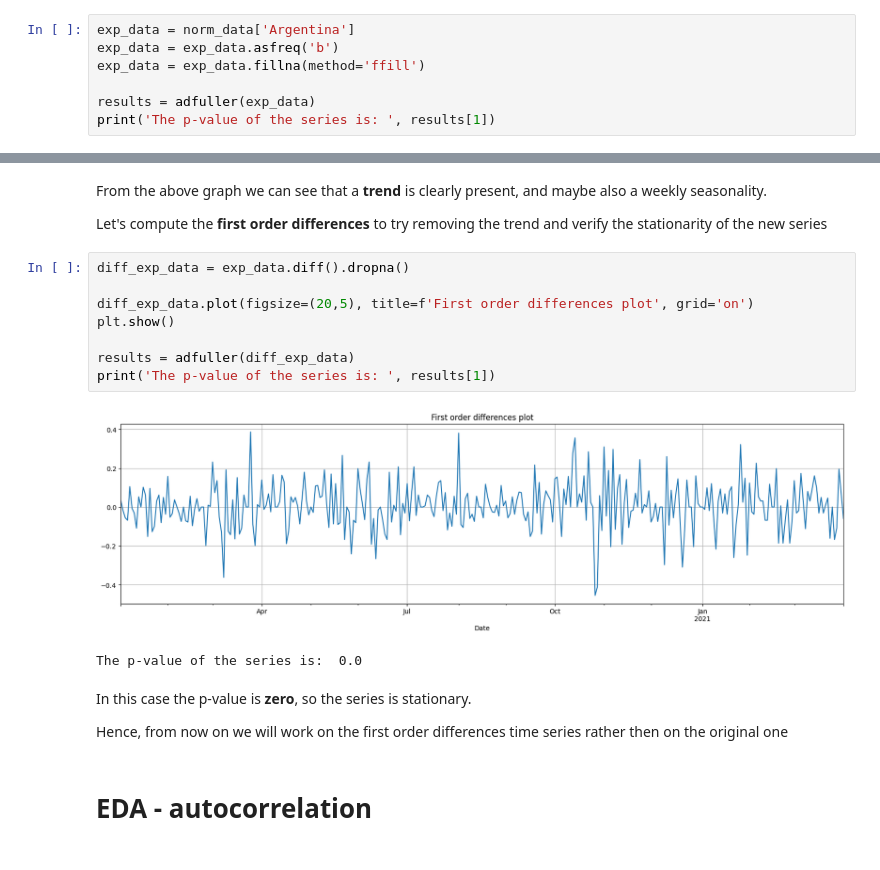
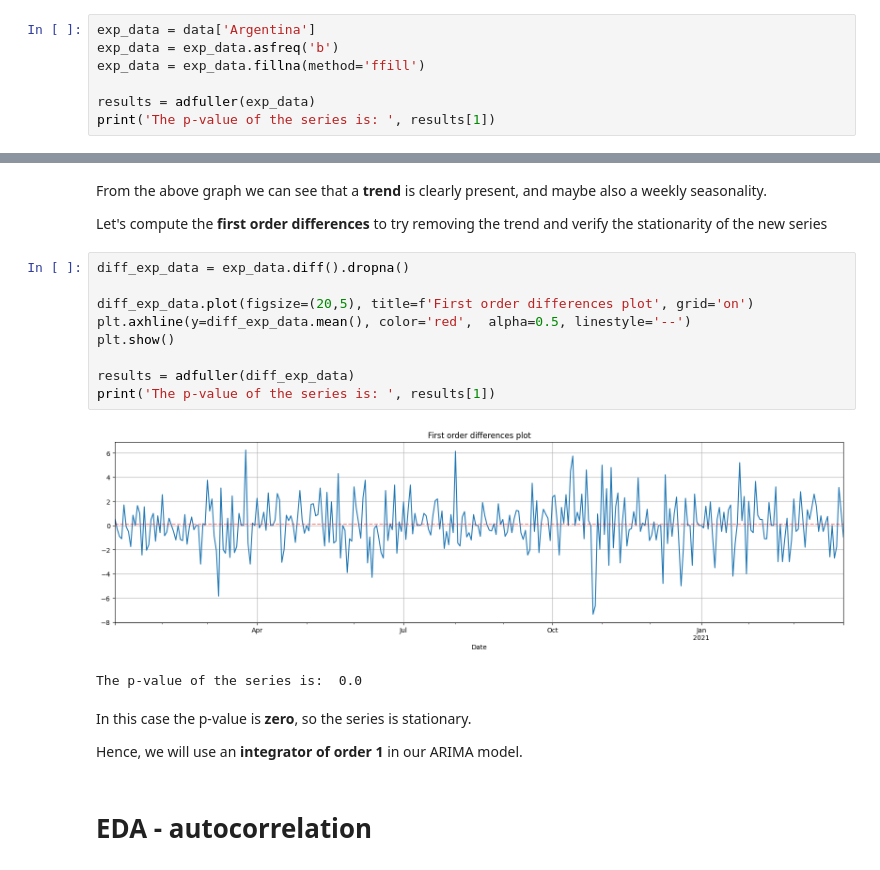
Before and after one commit to Ilvecho/Value-Investor, a Jupyter notebook: Project_5.ipynb, the cells around one changed output, grey strips where cells are left out. Drawn from its saved outputs; the diff is of its cells as text.

```diff
--- a/Project_5.ipynb
+++ b/Project_5.ipynb
@@ -85,7 +88,7 @@ for key in data.keys():
 # %% [markdown]
 We verify the stationarity of the time series using the **Augmented Dickey-Fuller** test
 # %%
-exp_data = norm_data['Argentina']
+exp_data = data['Argentina']
 exp_data = exp_data.asfreq('b')
 exp_data = exp_data.fillna(method='ffill')
 
@@ -111,18 +120,19 @@ Let's compute the **first order differences** to try removing the trend and veri
 # %%
 diff_exp_data = exp_data.diff().dropna()
 
 diff_exp_data.plot(figsize=(20,5), title=f'First order differences plot', grid='on')
+plt.axhline(y=diff_exp_data.mean(), color='red',  alpha=0.5, linestyle='--')
 plt.show()
 
 results = adfuller(diff_exp_data)
 print('The p-value of the series is: ', results[1])
 # %% [output]
-[figure, old version]
+[figure, new version]
 The p-value of the series is:  0.0
 # %% [markdown]
 In this case the p-value is **zero**, so the series is stationary.
 
-Hence, from now on we will work on the first order differences time series rather then on the original one
+Hence, we will use an **integrator of order 1** in our ARIMA model.
 # %% [markdown]
 # EDA - autocorrelation
 # %% [markdown]
```
Also changed, not shown: parts of 37 cells of this notebook.
